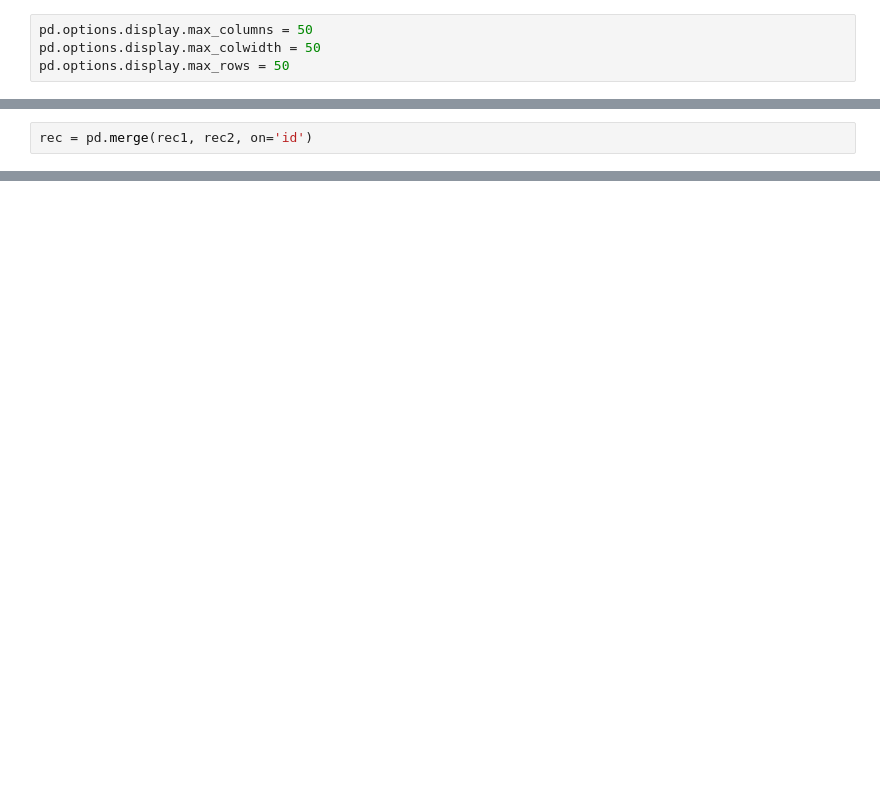
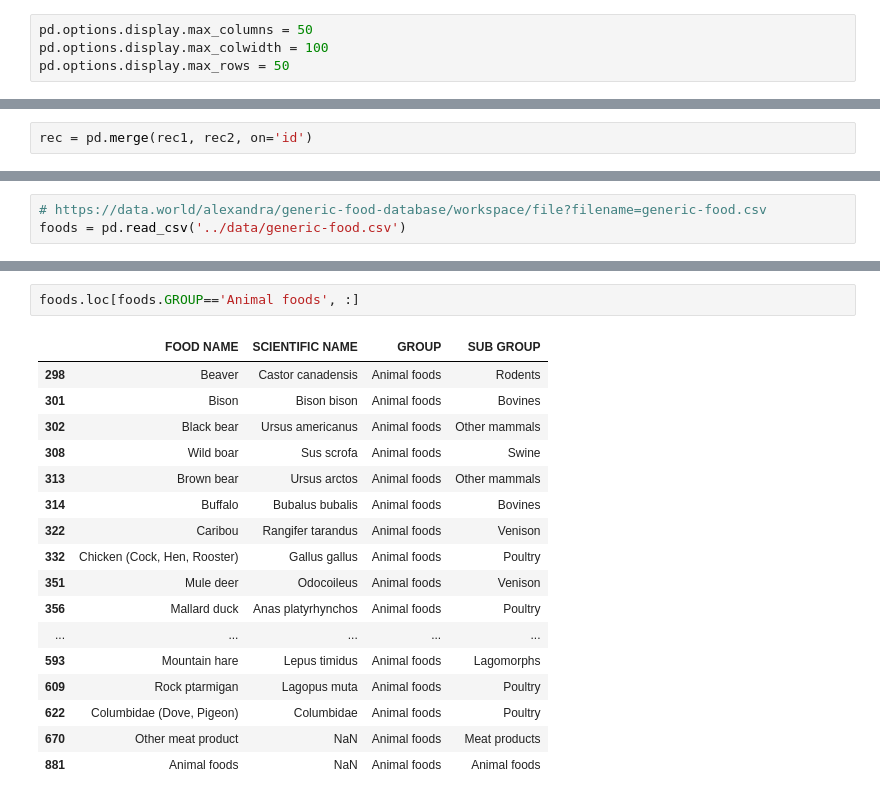
Before and after one commit to ikatechis/BigBlueData_Academy_Food_Recipes_Dashboard_project, a Jupyter notebook: cleaning/initial_exploration.ipynb, the cells around one changed output, grey strips where cells are left out. Cells and saved outputs as stored; diff of their text form; blank space fills up the shorter version.

Commit message:
load generic foods dataset

```diff
--- a/cleaning/initial_exploration.ipynb
+++ b/cleaning/initial_exploration.ipynb
@@ -5,7 +5,7 @@ import matplotlib.pyplot as plt
 import seaborn as sns
 # %%
 pd.options.display.max_columns = 50
-pd.options.display.max_colwidth = 50
+pd.options.display.max_colwidth = 100
 pd.options.display.max_rows = 50
 # %%
 rec1 = pd.read_csv('../data/recipes.csv')
@@ -29,0 +79,3 @@ rec[['Keywords','RecipeCategory', 'tags', 'search_terms',]]
+# %%
+# https://data.world/alexandra/generic-food-database/workspace/file?filename=generic-food.csv
+foods = pd.read_csv('../data/generic-food.csv')
@@ -29,0 +103,20 @@ rec[['Keywords','RecipeCategory', 'tags', 'search_terms',]]
+# %%
+foods.loc[foods.GROUP=='Animal foods', :]
+# %% [output]
+|  | FOOD NAME | SCIENTIFIC NAME | GROUP | SUB GROUP |
+| 298 | Beaver | Castor canadensis | Animal foods | Rodents |
+| 301 | Bison | Bison bison | Animal foods | Bovines |
+| 302 | Black bear | Ursus americanus | Animal foods | Other mammals |
+| 308 | Wild boar | Sus scrofa | Animal foods | Swine |
+| 313 | Brown bear | Ursus arctos | Animal foods | Other mammals |
+| 314 | Buffalo | Bubalus bubalis | Animal foods | Bovines |
+| 322 | Caribou | Rangifer tarandus | Animal foods | Venison |
+| 332 | Chicken (Cock, Hen, Rooster) | Gallus gallus | Animal foods | Poultry |
+| 351 | Mule deer | Odocoileus | Animal foods | Venison |
+| 356 | Mallard duck | Anas platyrhynchos | Animal foods | Poultry |
+| ... | ... | ... | ... | ... |
+| 593 | Mountain hare | Lepus timidus | Animal foods | Lagomorphs |
+| 609 | Rock ptarmigan | Lagopus muta | Animal foods | Poultry |
+| 622 | Columbidae (Dove, Pigeon) | Columbidae | Animal foods | Poultry |
+| 670 | Other meat product | NaN | Animal foods | Meat products |
+| 881 | Animal foods | NaN | Animal foods | Animal foods |
```
Also changed, not shown: parts of 7 cells of this notebook, 2 other files.
